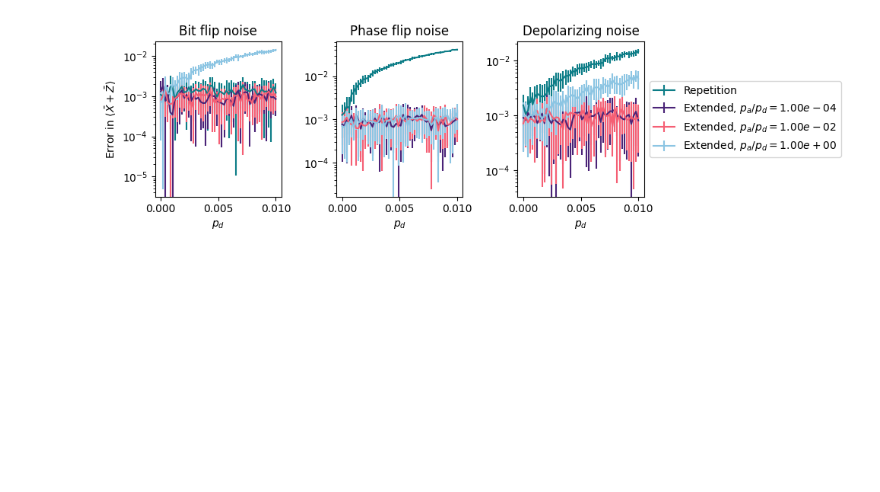
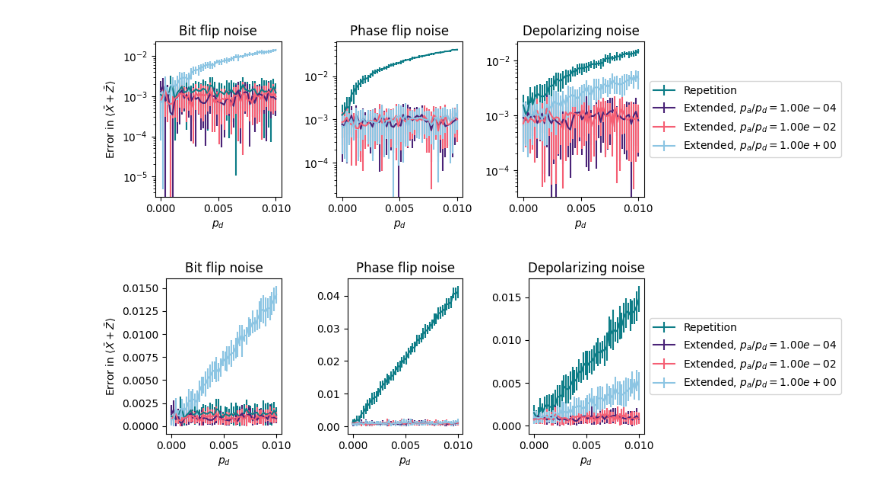
Before and after one commit to bdalfavero/encoded, a Jupyter notebook: experiments/expanded_repetition/memory_v2.ipynb, the cells around one changed output. Saved outputs shown, nothing was run; the diff lists cells and outputs as text; code cells hidden in the pictures; blank space fills up the shorter version.

Commit message:
Added a linear scaled plot for legebility.

```diff
--- a/experiments/expanded_repetition/memory_v2.ipynb
+++ b/experiments/expanded_repetition/memory_v2.ipynb
@@ -294,3 +294,30 @@ ax[2].set_title("Depolarizing noise")
 fig.tight_layout()
 # %% [output]
 [figure]
+# %%
+# Plot on a linear scale for legibility
+colors = ['#4a2377', '#f55f74', '#8cc5e3', "#0d7d87"]
+fig, ax = plt.subplots(1, len(noise_gates), figsize=(10, 3))
+for i in range(len(noise_gates)):
+    ax[i].errorbar(noise_rates, repetition_errs[i, :], yerr=repetition_std[i, :], color=colors[-1], label="Repetition")
+    # ax[i].fill_between(
+    #     noise_rates, repetition_errs[i, :] + repetition_std[i, :], repetition_errs[i, :] - repetition_std[i, :],
+    #     color=colors[-1], alpha=0.5
+    # )
+    for j, ratio in enumerate(noise_ratios):
+        ax[i].errorbar(noise_rates, extended_errs[i, :, j], yerr=extended_std[i, :, j], color=colors[j], label=fr"Extended, $p_a/p_d={ratio:3.2e}$")
+        # ax[i].fill_between(
+        #     noise_rates, extended_errs[i, :, j] + extended_std[i, :, j], extended_errs[i, :, j] - extended_std[i, :, j],
+        #     color=colors[j], alpha=0.5
+        # )
+ax[len(noise_gates) - 1].legend(loc='center left', bbox_to_anchor=(1, 0.5))
+for i in range(len(noise_gates)):
+    ax[i].set_xlabel(r"$p_d$")
+    # ax[i].set_yscale('log')
+ax[0].set_ylabel(r"Error in $\langle \bar{X} + \bar{Z} \rangle$")
+ax[0].set_title("Bit flip noise")
+ax[1].set_title("Phase flip noise")
+ax[2].set_title("Depolarizing noise")
+fig.tight_layout()
+# %% [output]
+[figure, added]
```
